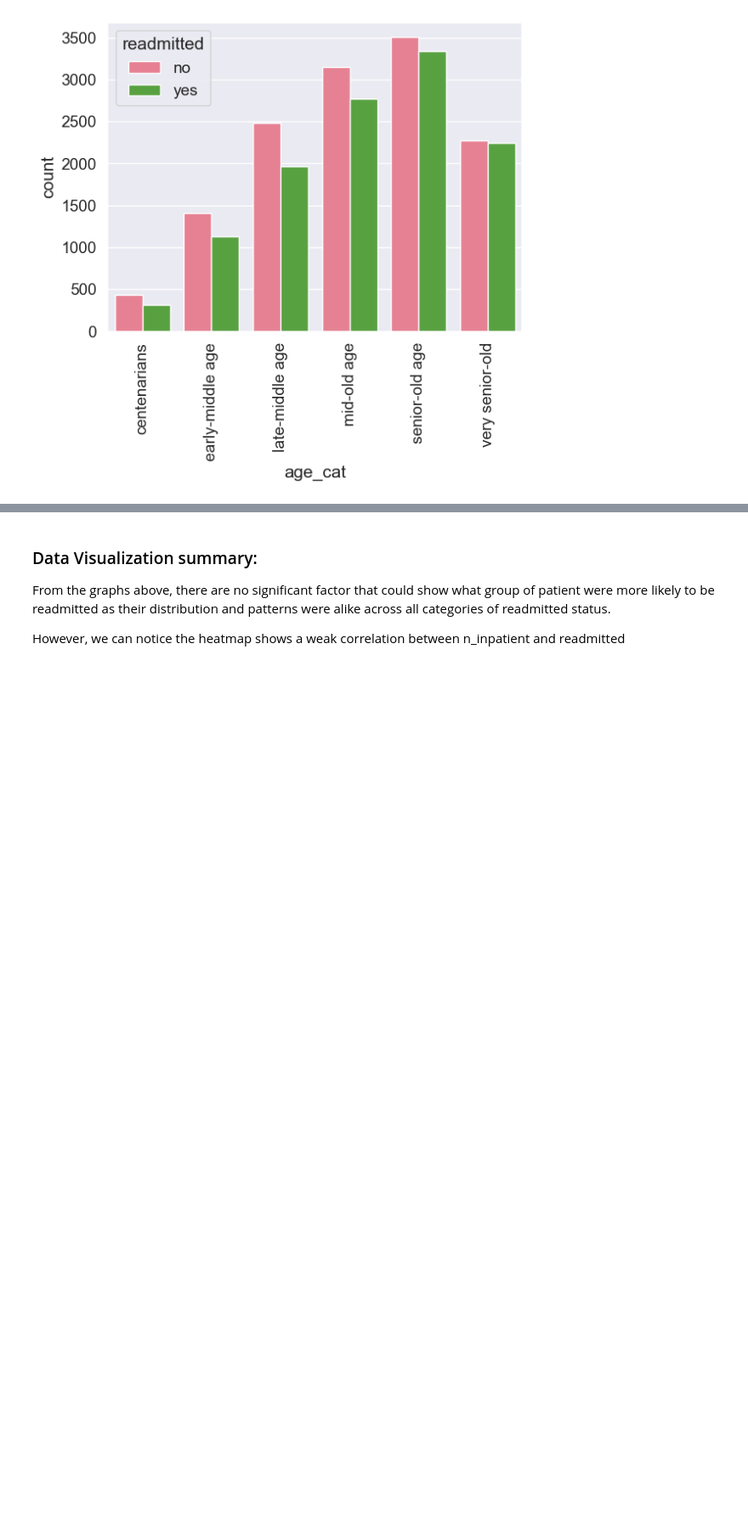
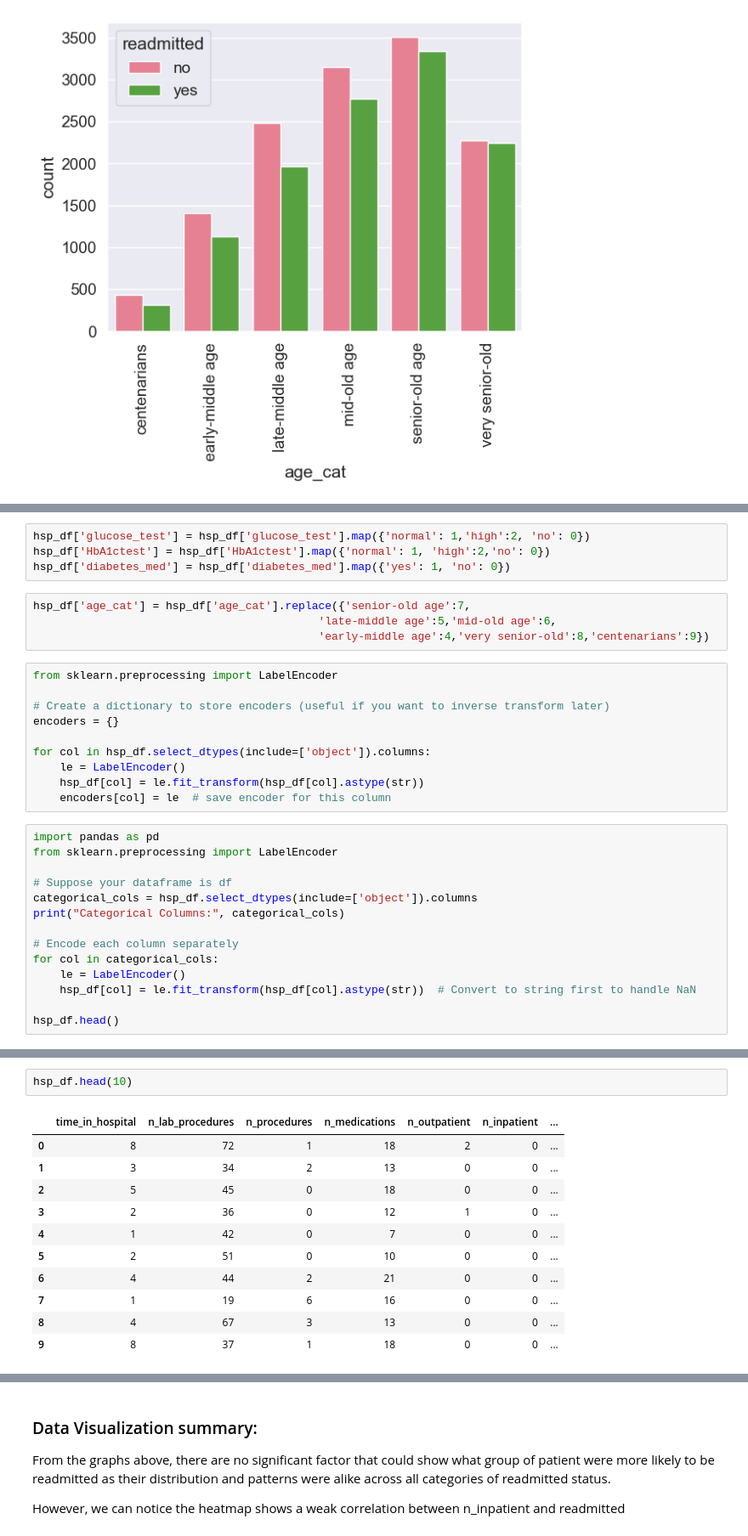
Before and after one commit to krithikadh/CTS_Hackathon, a Jupyter notebook: Hospital readmissions.ipynb, the cells around one changed output, grey strips where cells are left out. Shown at 85% size. Drawn from its saved outputs; the diff is of its cells as text; blank space fills up the shorter version.

```diff
--- a/Hospital readmissions.ipynb
+++ b/Hospital readmissions.ipynb
@@ -480,0 +493,32 @@ count_plot()
+# %%
+hsp_df['glucose_test'] = hsp_df['glucose_test'].map({'normal': 1,'high':2, 'no': 0})
+hsp_df['HbA1ctest'] = hsp_df['HbA1ctest'].map({'normal': 1, 'high':2,'no': 0})
+hsp_df['diabetes_med'] = hsp_df['diabetes_med'].map({'yes': 1, 'no': 0})
+# %%
+hsp_df['age_cat'] = hsp_df['age_cat'].replace({'senior-old age':7,
+                                           'late-middle age':5,'mid-old age':6,
+                                           'early-middle age':4,'very senior-old':8,'centenarians':9})
+# %%
+from sklearn.preprocessing import LabelEncoder
+
+# Create a dictionary to store encoders (useful if you want to inverse transform later)
+encoders = {}
+
+for col in hsp_df.select_dtypes(include=['object']).columns:
+    le = LabelEncoder()
+    hsp_df[col] = le.fit_transform(hsp_df[col].astype(str))
+    encoders[col] = le  # save encoder for this column
+# %%
+import pandas as pd
+from sklearn.preprocessing import LabelEncoder
+
+# Suppose your dataframe is df
+categorical_cols = hsp_df.select_dtypes(include=['object']).columns
+print("Categorical Columns:", categorical_cols)
+
+# Encode each column separately
+for col in categorical_cols:
+    le = LabelEncoder()
+    hsp_df[col] = le.fit_transform(hsp_df[col].astype(str))  # Convert to string first to handle NaN
+
+hsp_df.head()
@@ -481 +533,15 @@ count_plot()
+# %%
+hsp_df.head(10)
+# %% [output]
+|  | time_in_hospital | n_lab_procedures | n_procedures | n_medications | n_outpatient | n_inpatient | ... |
+| 0 | 8 | 72 | 1 | 18 | 2 | 0 | ... |
+| 1 | 3 | 34 | 2 | 13 | 0 | 0 | ... |
+| 2 | 5 | 45 | 0 | 18 | 0 | 0 | ... |
+| 3 | 2 | 36 | 0 | 12 | 1 | 0 | ... |
+| 4 | 1 | 42 | 0 | 7 | 0 | 0 | ... |
+| 5 | 2 | 51 | 0 | 10 | 0 | 0 | ... |
+| 6 | 4 | 44 | 2 | 21 | 0 | 0 | ... |
+| 7 | 1 | 19 | 6 | 16 | 0 | 0 | ... |
+| 8 | 4 | 67 | 3 | 13 | 0 | 0 | ... |
+| 9 | 8 | 37 | 1 | 18 | 0 | 0 | ... |
 # %%
```
Also changed, not shown: parts of 9 cells of this notebook, 1 other file.
